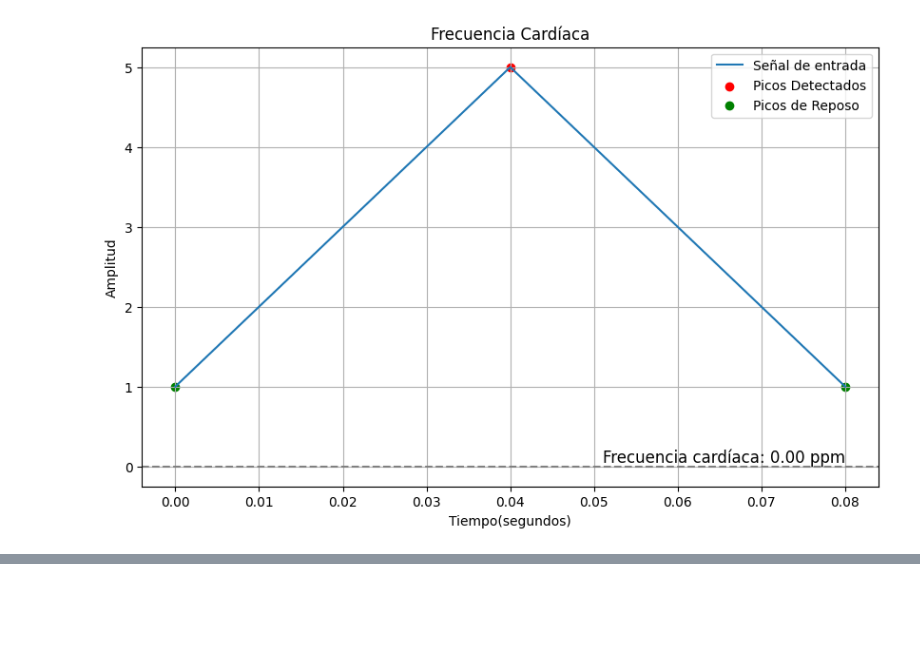
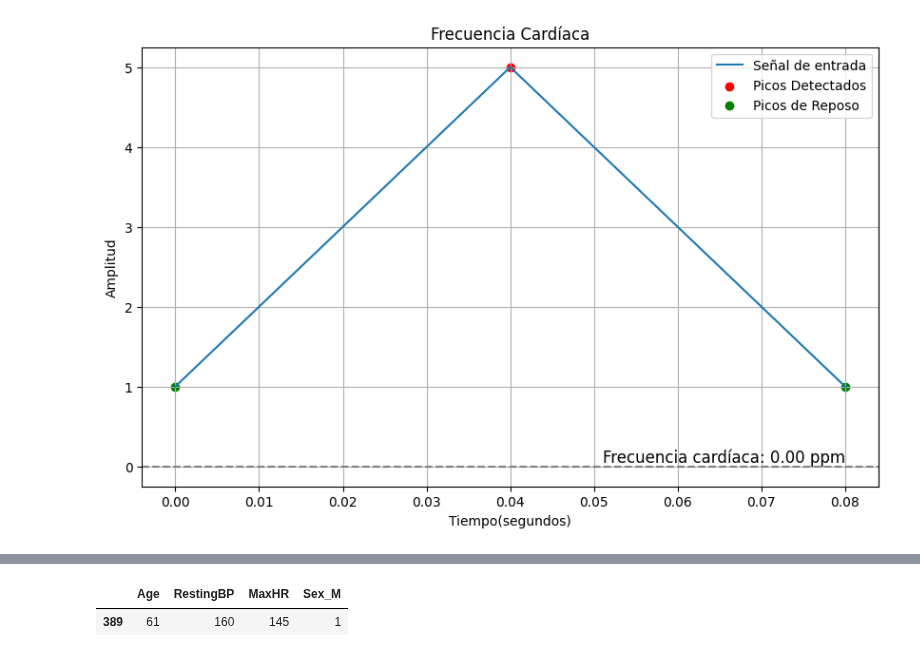
Before and after one commit to Mart1n610/CardioAlert, a Jupyter notebook: CardioAlert.ipynb, the cells around one changed output, grey strips where cells are left out. Saved outputs shown, nothing was run; the diff lists cells and outputs as text; code cells hidden in the pictures; blank space fills up the shorter version.

```diff
--- a/CardioAlert.ipynb
+++ b/CardioAlert.ipynb
@@ -88,0 +172,7 @@ NameError: ignored
+# %%
+a = explicativas.sample()
+# %%
+a
+# %% [output]
+|  | Age | RestingBP | MaxHR | Sex_M |
+| 389 | 61 | 160 | 145 | 1 |
```
Also changed, not shown: parts of 16 cells of this notebook.
